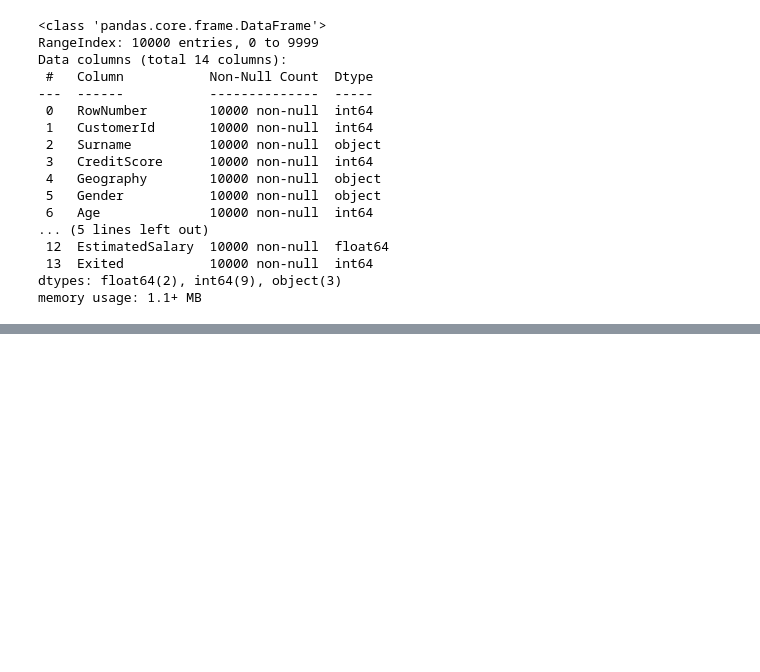
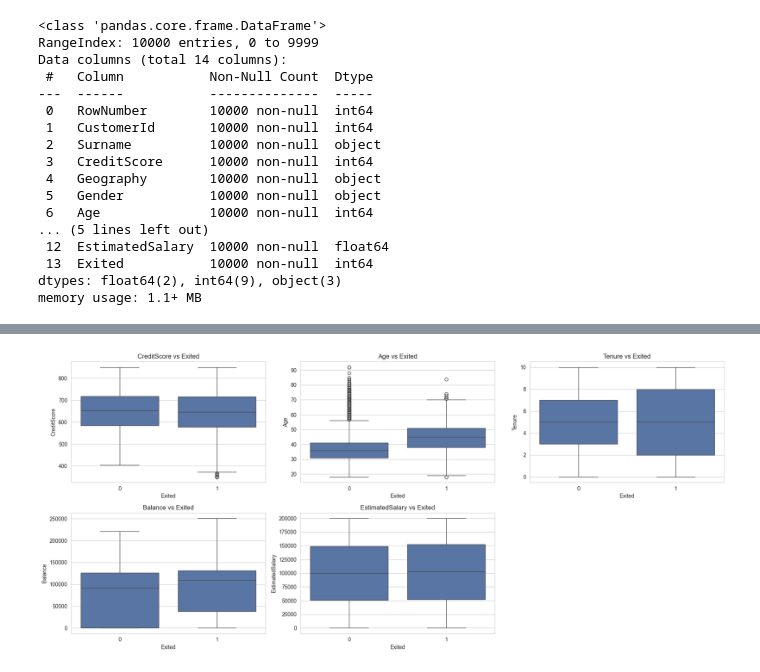
Before and after one commit to itsWesam/SWE485-Project-Group4, a Jupyter notebook: Phase1_Data_Exploration.ipynb, the cells around one changed output, grey strips where cells are left out. Saved outputs shown, nothing was run; the diff lists cells and outputs as text; code cells hidden in the pictures; blank space fills up the shorter version.

```diff
--- a/Phase1_Data_Exploration.ipynb
+++ b/Phase1_Data_Exploration.ipynb
@@ -137,0 +479,26 @@ dtype: object
+# %%
+import matplotlib.pyplot as plt
+import seaborn as sns
+import math
+
+sns.set_style("whitegrid")
+
+# Remove ID columns
+df_plot = df.drop(columns=["RowNumber", "CustomerId"], errors="ignore")
+
+continuous = ["CreditScore", "Age", "Tenure", "Balance", "EstimatedSalary"]
+
+cols = 3
+rows = math.ceil(len(continuous) / cols)
+
+plt.figure(figsize=(cols*6, rows*4))
+
+for i, col in enumerate(continuous, 1):
+    plt.subplot(rows, cols, i)
+    sns.boxplot(x="Exited", y=col, data=df_plot, color="#4C72B0")
+    plt.title(f"{col} vs Exited")
+
+plt.tight_layout()
+plt.show()
+# %% [output]
+[figure, added]
```
Also changed, not shown: parts of 66 cells of this notebook.
